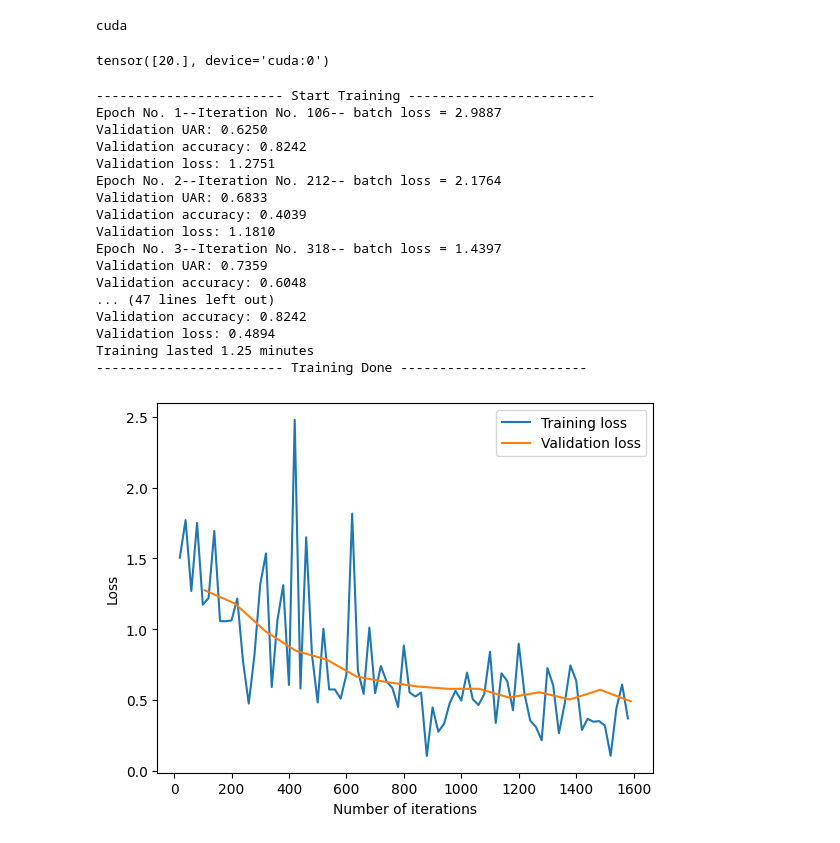
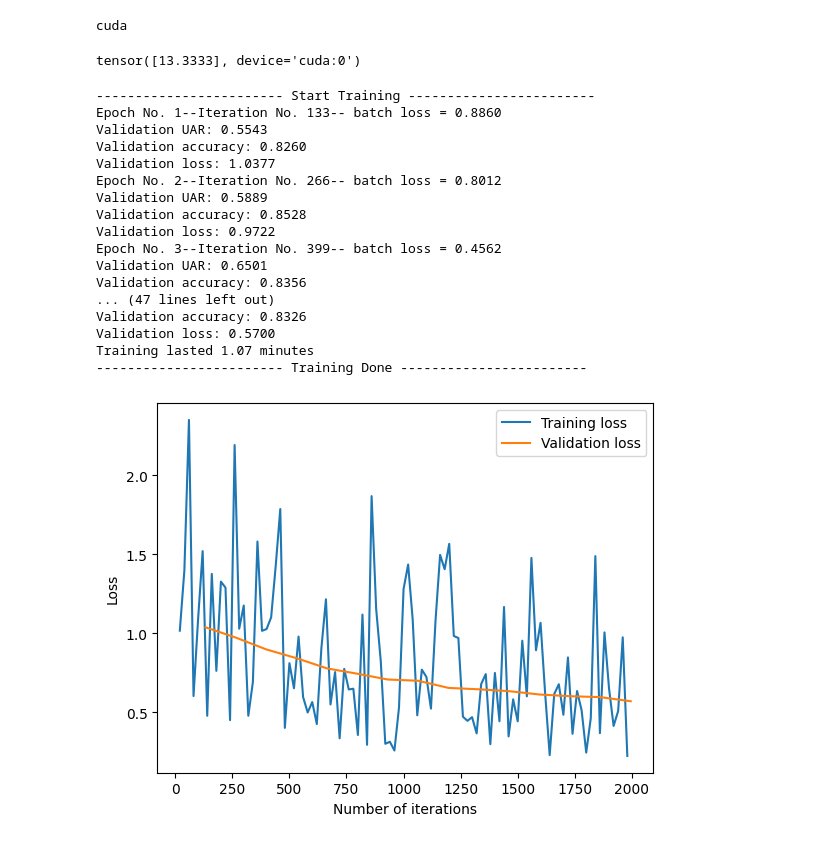
Before and after one commit to RaefM/eecs487, a Jupyter notebook: trainCoherenceModel.ipynb, the cells around one changed output. Cells and saved outputs as stored; diff of their text form; code cells hidden in the pictures.

Commit message:
weighting and cleaner notebook

```diff
--- a/trainCoherenceModel.ipynb
+++ b/trainCoherenceModel.ipynb
@@ -68,36 +68,37 @@ cuda
 # %%
 num_pos = len(paragraph_df[paragraph_df["is_coherent"] == 1])
 num_neg = len(paragraph_df[paragraph_df["is_coherent"] == 0])
-pos_weight = torch.Tensor([num_neg / num_pos]).to(device)
+dampen = 1.5
+pos_weight = torch.Tensor([num_neg / num_pos / dampen]).to(device)
 pos_weight
 # %% [output]
-tensor([20.], device='cuda:0')
+tensor([13.3333], device='cuda:0')
 # %%
 # test on validation to see if overfit is possible
-ffnn = FFNN(5, device)
+ffnn = FFNN(3, device)
 ffnn.to(device)
 optim = get_optimizer(ffnn, lr=1e-2, weight_decay=0)
 best_model, stats = train_model(ffnn, dev_loader, dev_loader, optim, pos_weight=pos_weight,
                                 num_epoch=15, collect_cycle=20, device=device, patience=None)
 plot_loss(stats)
 # %% [output]
 ------------------------ Start Training ------------------------
-Epoch No. 1--Iteration No. 106-- batch loss = 2.9887
-Validation UAR: 0.6250
-Validation accuracy: 0.8242
-Validation loss: 1.2751
-Epoch No. 2--Iteration No. 212-- batch loss = 2.1764
-Validation UAR: 0.6833
-Validation accuracy: 0.4039
-Validation loss: 1.1810
-Epoch No. 3--Iteration No. 318-- batch loss = 1.4397
-Validation UAR: 0.7359
-Validation accuracy: 0.6048
+Epoch No. 1--Iteration No. 133-- batch loss = 0.8860
+Validation UAR: 0.5543
+Validation accuracy: 0.8260
+Validation loss: 1.0377
+Epoch No. 2--Iteration No. 266-- batch loss = 0.8012
+Validation UAR: 0.5889
+Validation accuracy: 0.8528
+Validation loss: 0.9722
+Epoch No. 3--Iteration No. 399-- batch loss = 0.4562
+Validation UAR: 0.6501
+Validation accuracy: 0.8356
 ... (47 lines left out)
-Validation accuracy: 0.8242
-Validation loss: 0.4894
-Training lasted 1.25 minutes
+Validation accuracy: 0.8326
+Validation loss: 0.5700
+Training lasted 1.07 minutes
 ------------------------ Training Done ------------------------
-[figure, old version]
+[figure, new version]
 # %%
 ################ SET THIS TO CHANGE WINDOW SIZE OF THINGS BELOW:
```
Also changed, not shown: parts of 2 cells of this notebook, 1 other file.
